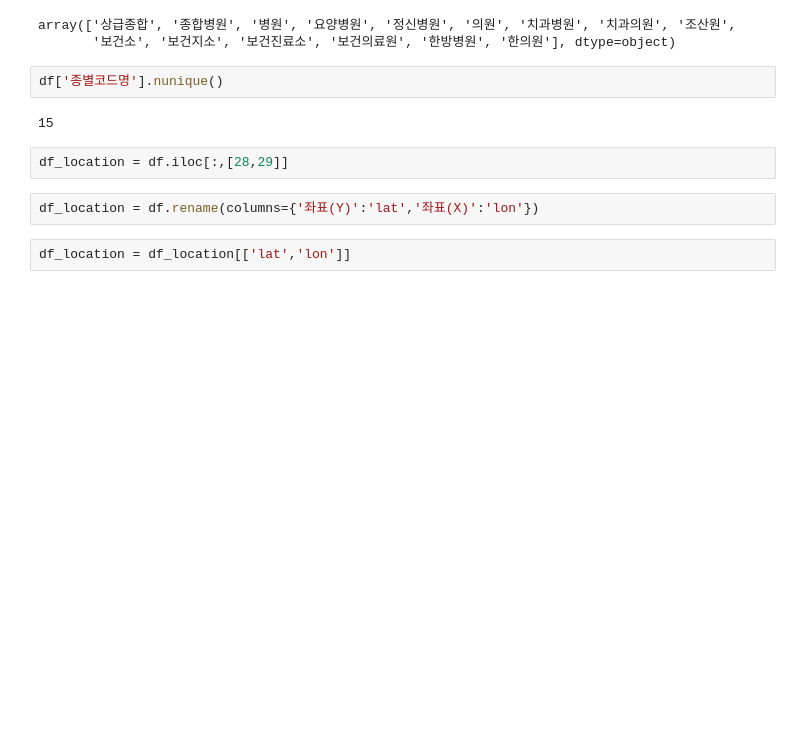
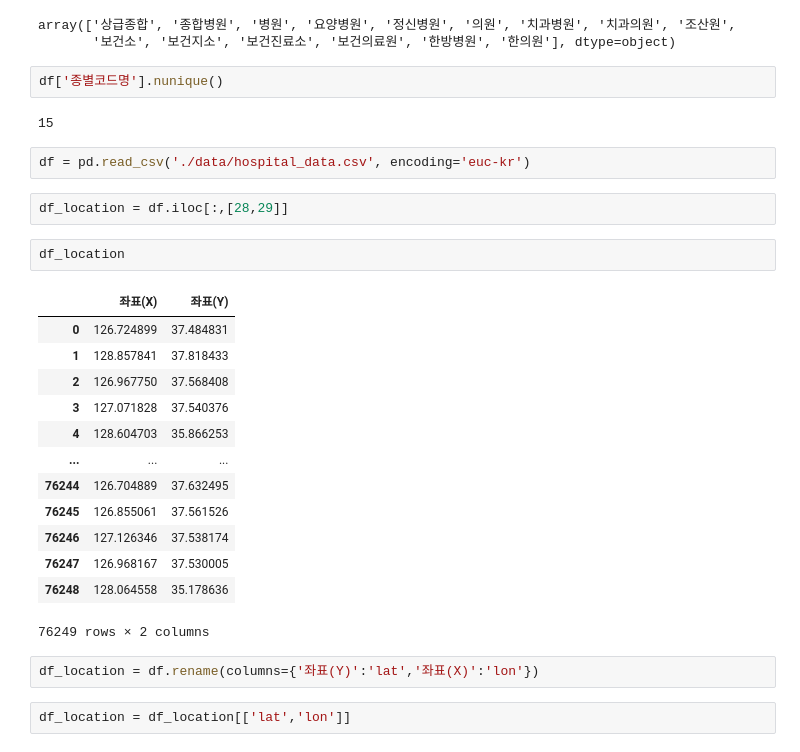
Before and after one commit to qooqookeke/car_greenhouse_gas, a Jupyter notebook: hospital.ipynb, the cells around one changed output. Drawn from its saved outputs; the diff is of its cells as text; blank space fills up the shorter version.

```diff
--- a/hospital.ipynb
+++ b/hospital.ipynb
@@ -318,8 +317,26 @@ array(['상급종합', '종합병원', '병원', '요양병원', '정신병원',
 df['종별코드명'].nunique()
 # %% [output]
 15
+# %%
+df = pd.read_csv('./data/hospital_data.csv', encoding='euc-kr')
 # %%
 df_location = df.iloc[:,[28,29]]
+# %%
+df_location
+# %% [output]
+|  | 좌표(X) | 좌표(Y) |
+| 0 | 126.724899 | 37.484831 |
+| 1 | 128.857841 | 37.818433 |
+| 2 | 126.967750 | 37.568408 |
+| 3 | 127.071828 | 37.540376 |
+| 4 | 128.604703 | 35.866253 |
+| ... | ... | ... |
+| 76244 | 126.704889 | 37.632495 |
+| 76245 | 126.855061 | 37.561526 |
+| 76246 | 127.126346 | 37.538174 |
+| 76247 | 126.968167 | 37.530005 |
+| 76248 | 128.064558 | 35.178636 |
+76249 rows × 2 columns
 # %%
 df_location = df.rename(columns={'좌표(Y)':'lat','좌표(X)':'lon'})
 # %%
```
Also changed, not shown: parts of 26 cells of this notebook, 1 other file.
